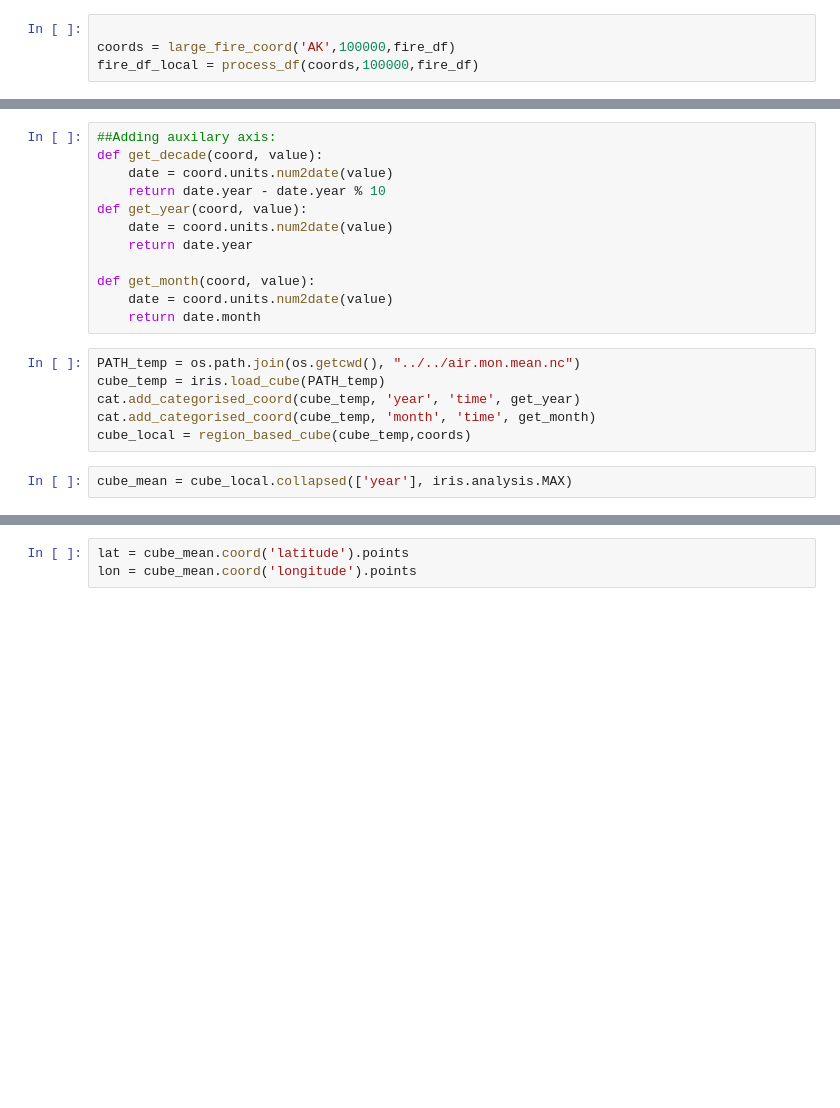
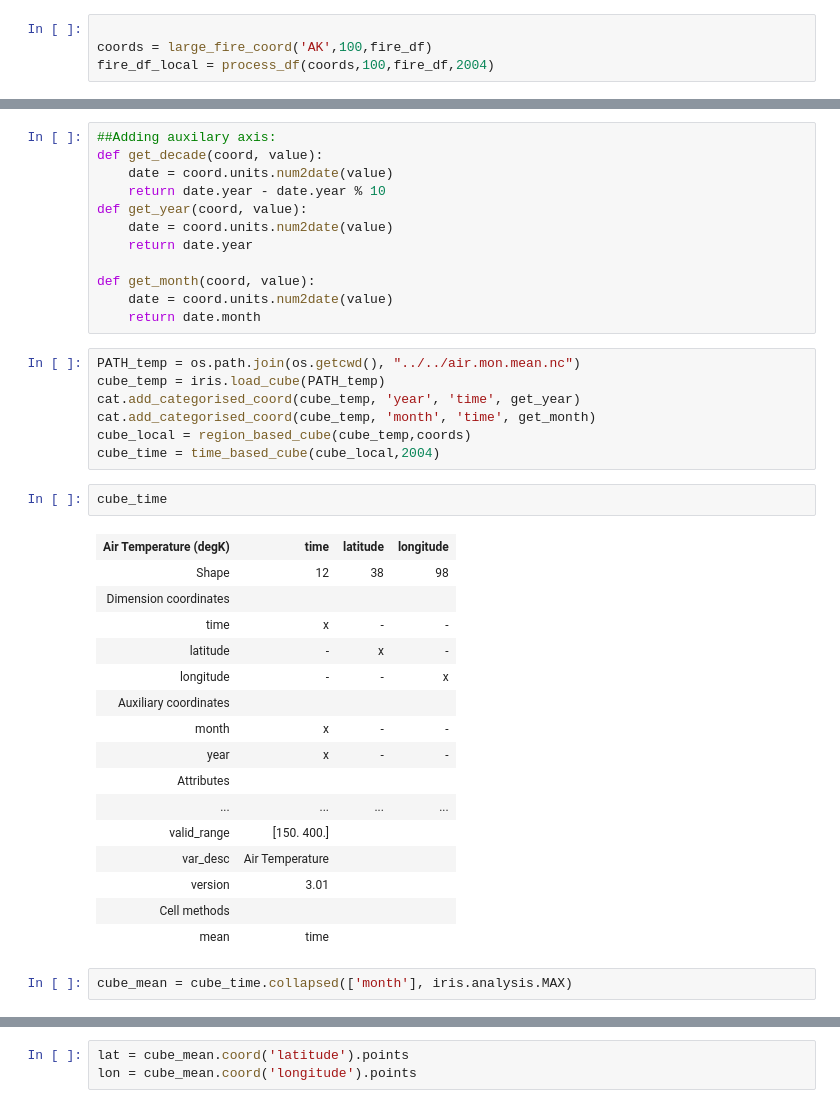
Before and after one commit to adityasant/ECE143_Project, a Jupyter notebook: Local Notebooks/temp-wildfire-plot.py.ipynb, the cells around one changed output, grey strips where cells are left out. Saved outputs shown, nothing was run; the diff lists cells and outputs as text; blank space fills up the shorter version.

```diff
--- a/Local Notebooks/temp-wildfire-plot.py.ipynb
+++ b/Local Notebooks/temp-wildfire-plot.py.ipynb
@@ -86,5 +82,5 @@ def process_df(coords, fire_size, df):
     return df_new
 # %%
 
-coords = large_fire_coord('AK',100000,fire_df)
-fire_df_local = process_df(coords,100000,fire_df)
+coords = large_fire_coord('AK',100,fire_df)
+fire_df_local = process_df(coords,100,fire_df,2004)
@@ -142,8 +145,28 @@ cube_temp = iris.load_cube(PATH_temp)
 cat.add_categorised_coord(cube_temp, 'year', 'time', get_year)
 cat.add_categorised_coord(cube_temp, 'month', 'time', get_month)
 cube_local = region_based_cube(cube_temp,coords)
+cube_time = time_based_cube(cube_local,2004)
+# %%
+cube_time
+# %% [output]
+| Air Temperature (degK) | time | latitude | longitude |
+| Shape | 12 | 38 | 98 |
+| Dimension coordinates |  |  |  |
+| time | x | - | - |
+| latitude | - | x | - |
+| longitude | - | - | x |
+| Auxiliary coordinates |  |  |  |
+| month | x | - | - |
+| year | x | - | - |
+| Attributes |  |  |  |
+| ... | ... | ... | ... |
+| valid_range | [150. 400.] |  |  |
+| var_desc | Air Temperature |  |  |
+| version | 3.01 |  |  |
+| Cell methods |  |  |  |
+| mean | time |  |  |
 # %%
-cube_mean = cube_local.collapsed(['year'], iris.analysis.MAX)
+cube_mean = cube_time.collapsed(['month'], iris.analysis.MAX)
 # %%
 cube_mean.coord('latitude')
 # %% [output]
```
Also changed, not shown: parts of 9 cells of this notebook.
